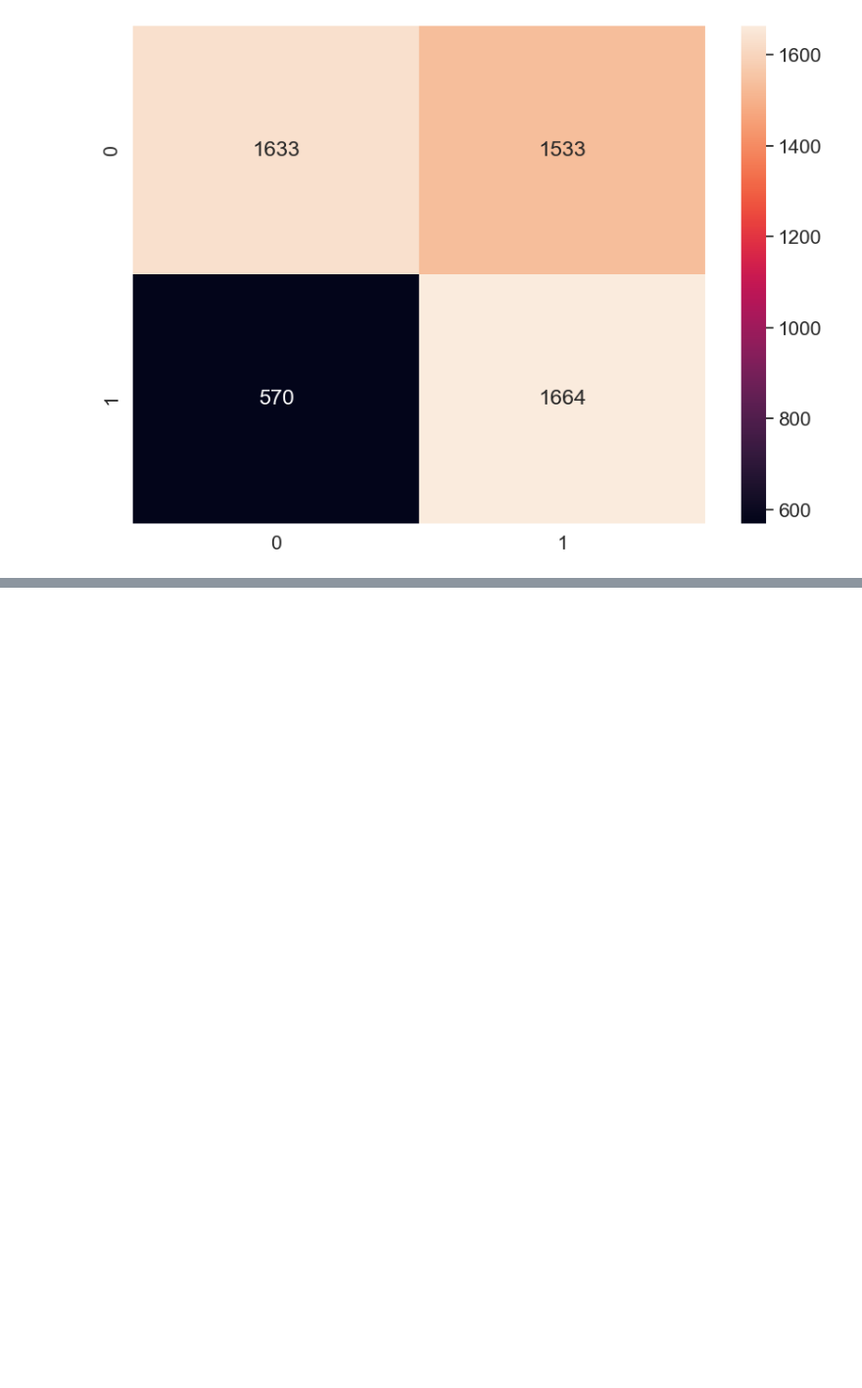
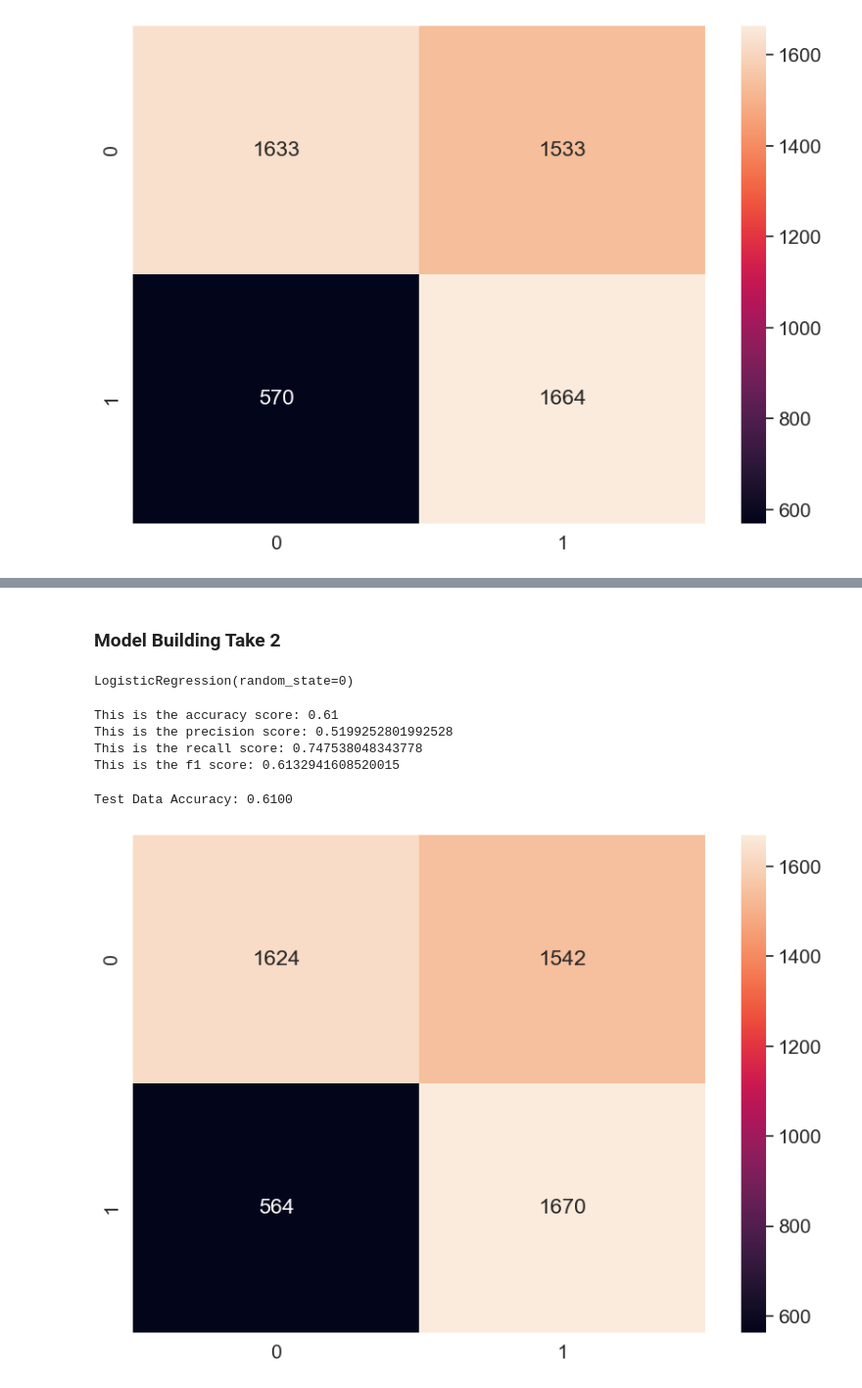
Before and after one commit to dsteven12/minimizing_churn_rate, a Jupyter notebook: churn_notebook.ipynb, the cells around one changed output, grey strips where cells are left out. Shown: that part at 98% size. Drawn from its saved outputs; the diff is of its cells as text; code cells hidden in the pictures; blank space fills up the shorter version.

Commit message:
Reduced features down to 20, and still had similar predictive power to previos model.

```diff
--- a/churn_notebook.ipynb
+++ b/churn_notebook.ipynb
@@ -571,0 +612,3 @@ accuracies = cross_val_score(
+# %%
+rfe = RFE(estimator=classifier, n_features_to_select=20)
+rfe = rfe.fit(X_train, y_train)
@@ -571,0 +645,34 @@ accuracies = cross_val_score(
+# %% [markdown]
+### Model Building Take 2
+# %%
+## Fitting Model to the Training Set
+from sklearn.linear_model import LogisticRegression
+classifier = LogisticRegression(random_state = 0)
+classifier.fit(X_train[X_train.columns[rfe.support_]], y_train)
+# %% [output]
+LogisticRegression(random_state=0)
+# %%
+## Predicting Test Set
+y_pred = classifier.predict(X_test[X_test.columns[rfe.support_]])
+# %%
+## Evaluating Results
+from sklearn.metrics import confusion_matrix, accuracy_score, f1_score, precision_score, recall_score
+cm = confusion_matrix(y_test, y_pred)
+print(f'This is the accuracy score: {accuracy_score(y_test, y_pred)}')
+print(f'This is the precision score: {precision_score(y_test, y_pred)}')
+print(f'This is the recall score: {recall_score(y_test, y_pred)}')
+print(f'This is the f1 score: {f1_score(y_test, y_pred)}')
+# %% [output]
+This is the accuracy score: 0.61
+This is the precision score: 0.5199252801992528
+This is the recall score: 0.747538048343778
+This is the f1 score: 0.6132941608520015
+# %%
+df_cm = pd.DataFrame(cm, index = (0,1), columns = (0,1))
+plt.figure(figsize = (10,7))
+sn.set(font_scale=1.4)
+sn.heatmap(df_cm, annot=True, fmt='g')
+print("Test Data Accuracy: %0.4f" % accuracy_score(y_test,y_pred))
+# %% [output]
+Test Data Accuracy: 0.6100
+[figure, added]
```
Also changed, not shown: parts of 6 cells of this notebook.
